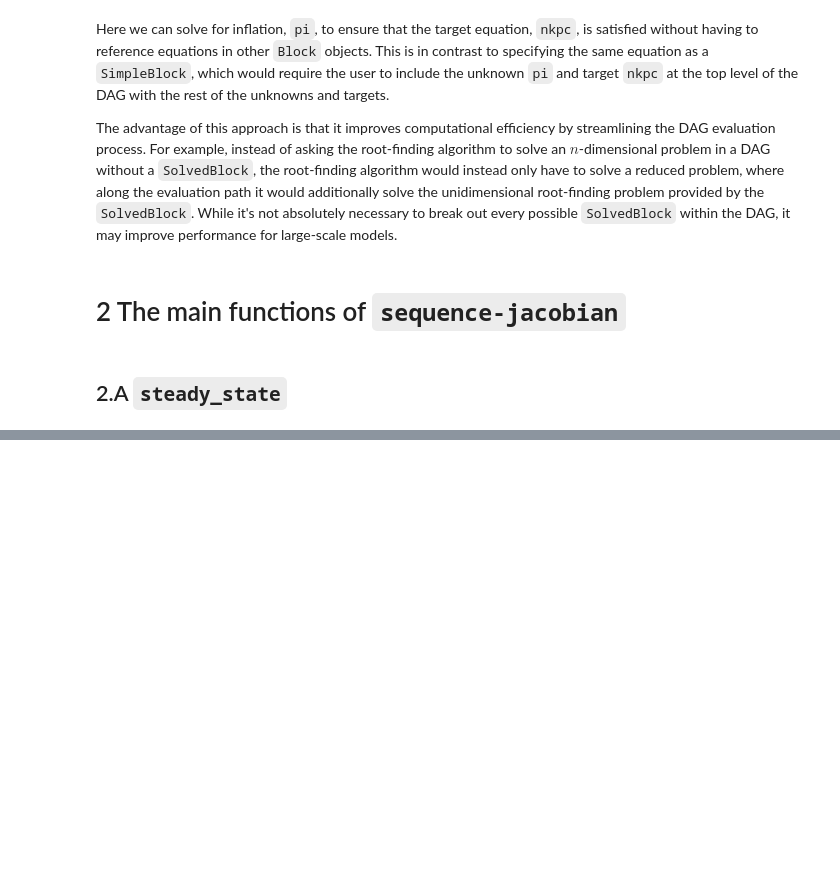
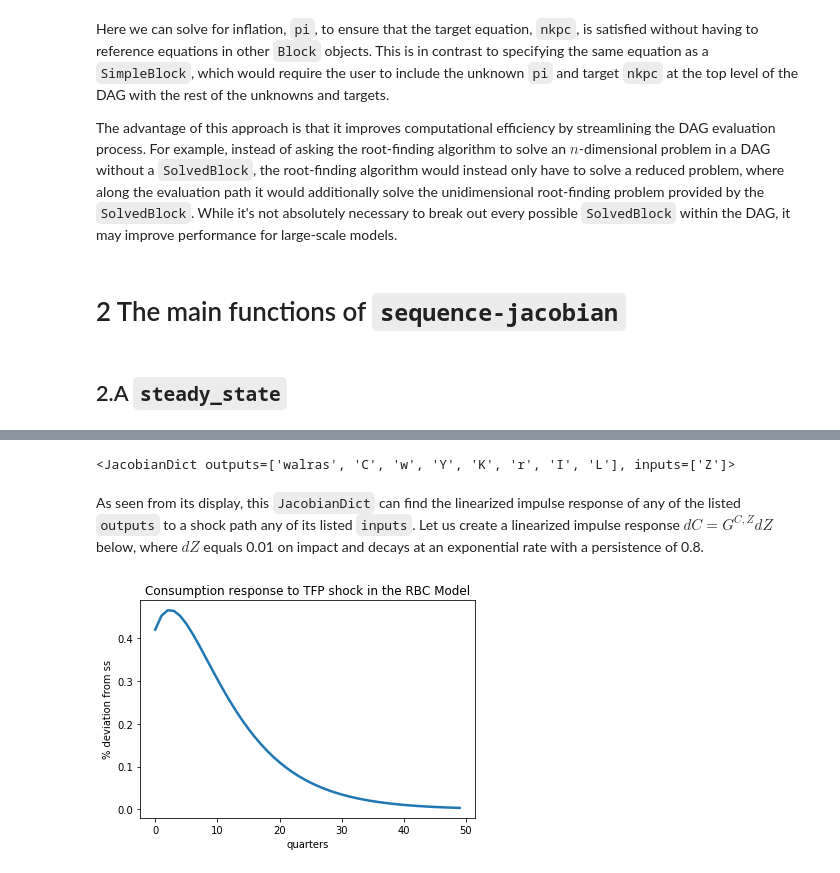
Before and after one commit to shade-econ/sequence-jacobian, a Jupyter notebook: notebooks/intro_to_sequence_jacobian.ipynb, the cells around one changed output, grey strips where cells are left out. Cells and saved outputs as stored; diff of their text form; code cells hidden in the pictures; blank space fills up the shorter version.

Commit message:
Complete intro_to_sequence_jacobian.ipynb notebook

```diff
--- a/notebooks/intro_to_sequence_jacobian.ipynb
+++ b/notebooks/intro_to_sequence_jacobian.ipynb
@@ -298,0 +311,20 @@ The advantage of this approach is that it improves computational efficiency by s
+# %%
+@simple
+def rbc_firm(K, L, Z, alpha, delta):
+    r = alpha * Z * (K(-1) / L) ** (alpha-1) - delta
+    w = (1 - alpha) * Z * (K(-1) / L) ** alpha
+    Y = Z * K(-1) ** alpha * L ** (1 - alpha)
+    return r, w, Y
+
+@simple
+def rbc_household(K, L, w, eis, frisch, vphi, delta):
+    C = (w / vphi / L ** (1 / frisch)) ** eis
+    I = K - (1 - delta) * K(-1)
+    return C, I
+
+@simple
+def rbc_mkt_clearing(r, C, Y, I, K, L, w, eis, beta):
+    goods_mkt = Y - C - I
+    euler = C ** (-1 / eis) - beta * (1 + r(+1)) * C(+1) ** (-1 / eis)
+    walras = C + K - (1 + r) * K(-1) - w * L
+    return goods_mkt, euler, walras
@@ -298,0 +335,7 @@ The advantage of this approach is that it improves computational efficiency by s
+# %%
+# Solving for the steady state as a standard DAG
+rbc_calibration = {"L": 1., "r": 0.01, "eis": 1., "frisch": 1., "delta": 0.025, "alpha": 0.11, "beta": 1/(1 + 0.01)}
+rbc_blocks = [rbc_household, rbc_firm, rbc_mkt_clearing]
+rbc_ss_unknowns = {"vphi": 0.9, "K": 2., "Z": 1.}
+rbc_ss_targets = {"euler": 0., "goods_mkt": 0., "Y": 1.}
+rbc_ss = steady_state(rbc_blocks, rbc_calibration, rbc_ss_unknowns, rbc_ss_targets, solver="broyden_custom")
@@ -298,0 +442,17 @@ The advantage of this approach is that it improves computational efficiency by s
+# %%
+rbc_G = get_G(block_list=rbc_blocks, exogenous=['Z'], unknowns=['K', 'L'], targets=['euler', 'goods_mkt'], T=300, ss=rbc_ss)
+rbc_G
+# %% [output]
+<JacobianDict outputs=['walras', 'C', 'w', 'Y', 'K', 'r', 'I', 'L'], inputs=['Z']>
+# %% [markdown]
+As seen from its display, this `JacobianDict` can find the linearized impulse response of any of the listed `outputs` to a shock path any of its listed `inputs`. Let us create a linearized impulse response $dC = G^{C, Z} dZ$ below, where $dZ$ equals 0.01 on impact and decays at an exponential rate with a persistence of 0.8.
+# %%
+dOut_rbc = rbc_G[["C"]] @ {"Z": 0.01 * 0.8 ** np.arange(300)}
+
+plt.plot(100 * dOut_rbc["C"][:50]/rbc_ss["C"], linewidth=2.5)
+plt.title(r'Consumption response to TFP shock in the RBC Model')
+plt.ylabel(r'% deviation from ss')
+plt.xlabel(r'quarters')
+plt.show()
+# %% [output]
+[figure, added]
```
Also changed, not shown: parts of 37 cells of this notebook.
